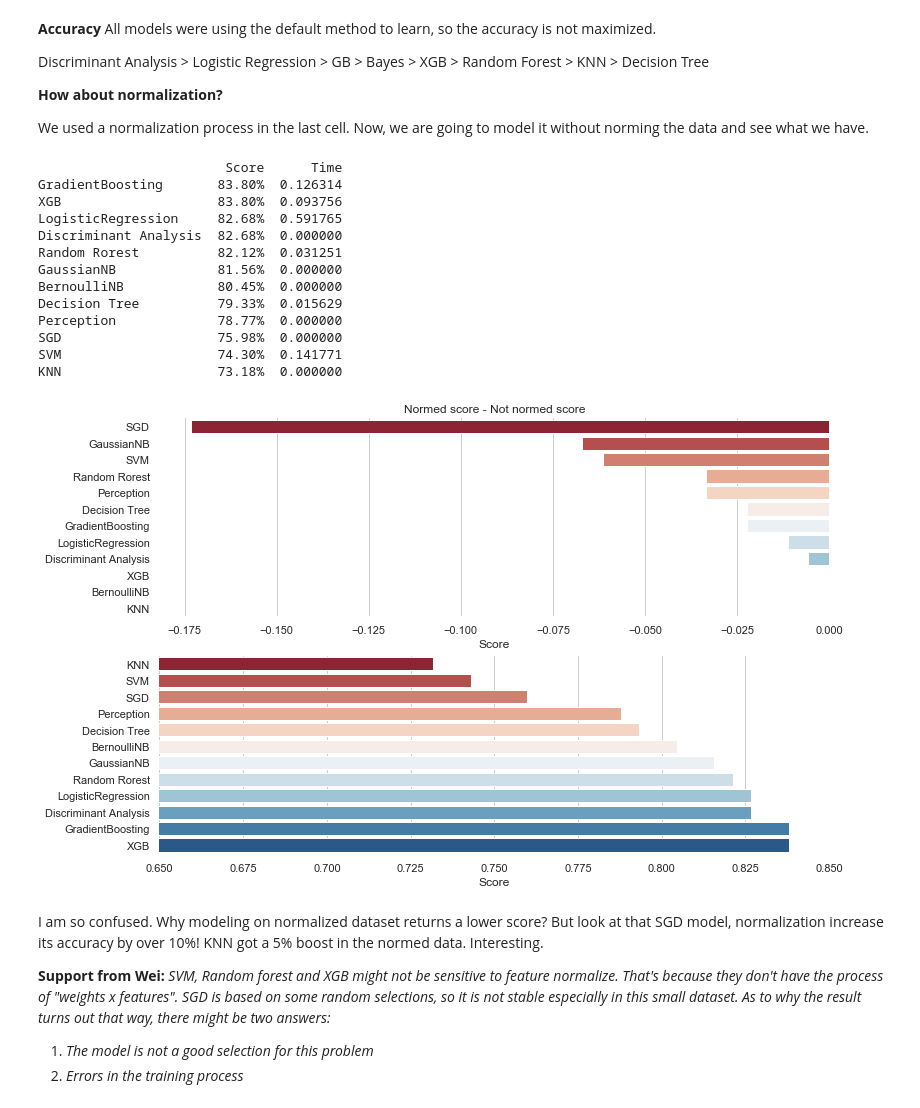
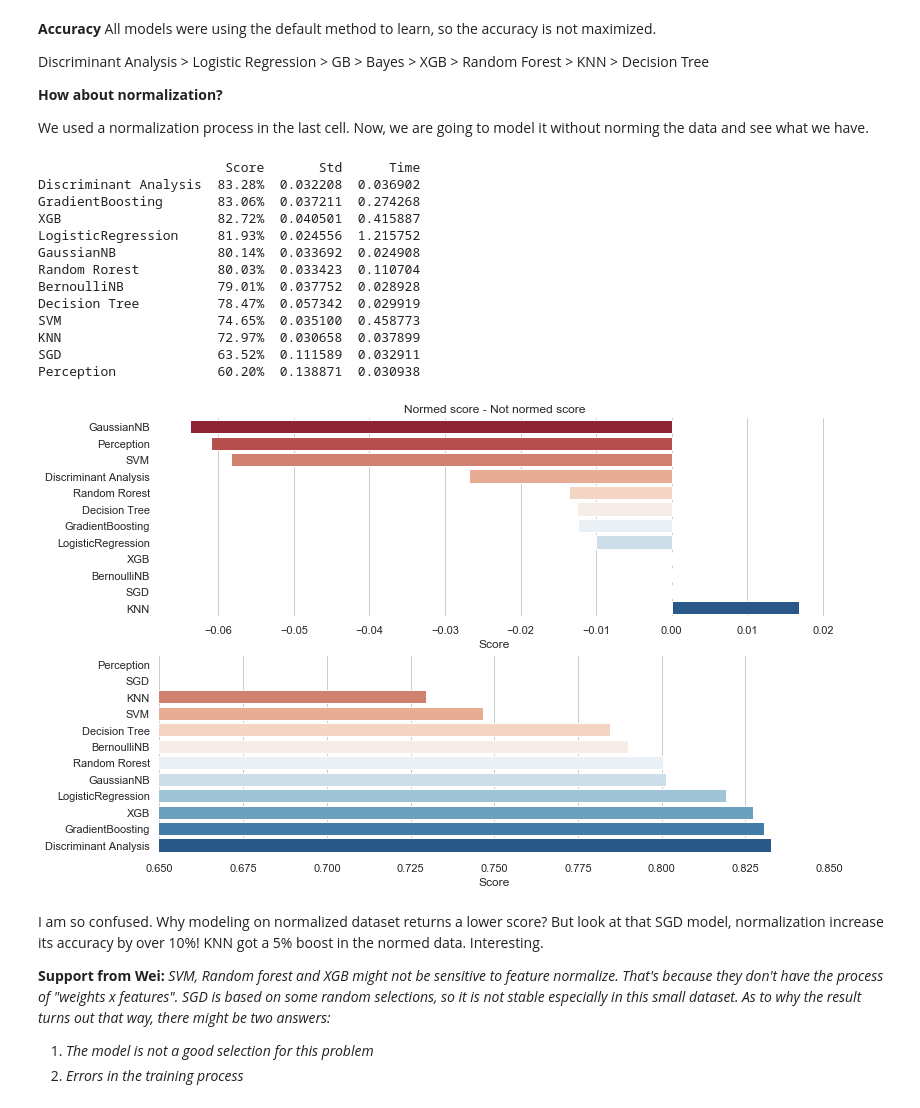
Before and after one commit to air-yan/kaggle_analysis, a Jupyter notebook: EDA on Titanic.ipynb, the cells around one changed output. Cells and saved outputs as stored; diff of their text form; code cells hidden in the pictures.

```diff
--- a/EDA on Titanic.ipynb
+++ b/EDA on Titanic.ipynb
@@ -363,8 +365,14 @@ pd.concat([X,y]).info()
 from sklearn.model_selection import train_test_split
 
 # train test split
-X_train, X_test, y_train, y_test = \
-    train_test_split(X, y, test_size=0.2, random_state=42)
+# X_train, X_test, y_train, y_test = \
+#     train_test_split(X, y, test_size=0.2, random_state=42)
+
+# I choose to use kfold cv method, so the train test split above is not used anymore
+# To keep the below codes unchanged, I'll reassign the variables.
+
+X_train = X
+y_train = y
 # %% [output]
 <class 'pandas.core.frame.DataFrame'>
 Int64Index: 1782 entries, 0 to 890
@@ -808,7 +816,10 @@ for i in [X_train,X_test]:
 from xgboost import XGBClassifier
 from sklearn import ensemble, linear_model, svm, naive_bayes, discriminant_analysis, neighbors, tree
 from sklearn.preprocessing import normalize
+from sklearn.model_selection import GridSearchCV, cross_val_score, StratifiedKFold, learning_curve
 import time
+
+
 
 # models
 classifers = {'Random Rorest': ensemble.RandomForestClassifier(), # Ensembling Method
@@ -832,31 +843,36 @@ classifers = {'Random Rorest': ensemble.RandomForestClassifier(), # Ensembling M
 classifier_name = []
 classifier_score = []
 classifier_time = []
+classifier_std = []
 
 X_train_norm = normalize(X_train)
-X_test_norm = normalize(X_test)
+
+kfold = StratifiedKFold(n_splits=10)
 
 for C in classifers:
     start = time.time() # time start
     classifier = classifers[C] #initializing
-    classifier.fit(X_train_norm,y_train) #fitting
-    score=classifier.score(X_test_norm,y_test) #scoring
+    cv_scores = cross_val_score(classifier, X_train_norm, y = y_train, scoring = "accuracy", cv = kfold, n_jobs=4) #scoring
+    score = cv_scores.mean()
+    standard_deviation = cv_scores.std()
     end = time.time() # time end
 
     timespent = end - start
 
     classifier_name.append(C)
     classifier_score.append(score)
+    classifier_std.append(standard_deviation)
     classifier_time.append(timespent)
 
 number_of_C = len(classifers.keys())
 # transform the lists to dataframes (this is not necessary)
 temp = np.hstack((np.array(classifier_score).reshape(number_of_C,1),
+                  np.array(classifier_std).reshape(number_of_C,1),
                   np.array(classifier_time).reshape(number_of_C,1)))
 
 
 
-score_plot = pd.DataFrame(index=classifier_name,data=temp,columns=['Score','Time']).sort_values('Score',ascending=True)
+score_plot = pd.DataFrame(index=classifier_name,data=temp,columns=['Score','Std','Time']).sort_values('Score',ascending=True)
 
 tem_df = score_plot.copy()
 
@@ -929,12 +945,14 @@ classifers = {'Random Rorest': ensemble.RandomForestClassifier(), # Ensembling M
 classifier_name1 = []
 classifier_score1 = []
 classifier_time1 = []
+classifier_std1 = []
 
 for C in classifers:
     start = time.time() # time start
     classifier = classifers[C] #initializing
-    classifier.fit(X_train,y_train) #fitting
-    score=classifier.score(X_test,y_test) #scoring
+    cv_scores = cross_val_score(classifier, X_train, y = y_train, scoring = "accuracy", cv = kfold, n_jobs=4) #scoring
+    score = cv_scores.mean()
+    standard_deviation = cv_scores.std()
     end = time.time() # time end
 
     timespent = end - start
@@ -942,55 +960,58 @@ for C in classifers:
     classifier_name1.append(C)
     classifier_score1.append(score)
     classifier_time1.append(timespent)
+    classifier_std1.append(standard_deviation)
+
 
 number_of_C = len(classifers.keys())
 # transform the lists to dataframes (this is not necessary)
 temp1 = np.hstack((np.array(classifier_score1).reshape(number_of_C,1),
-                  np.array(classifier_time1).reshape(number_of_C,1)))
+                   np.array(classifier_std1).reshape(number_of_C,1),
+                   np.array(classifier_time1).reshape(number_of_C,1)))
 
-score_diff = (pd.DataFrame(index=classifier_name1,data= temp - temp1 ,columns=['Score','Time'])
+score_diff = (pd.DataFrame(index=classifier_name1,data= temp - temp1 ,columns=['Score','Std','Time'])
               .sort_values('Score',ascending=True))
-score_plot = (pd.DataFrame(index=classifier_name1,data= temp1 ,columns=['Score','Time'])
+score_plot = (pd.DataFrame(index=classifier_name1,data= temp1 ,columns=['Score','Std','Time'])
               .sort_values('Score',ascending=True))
 
 tem_df = score_plot.copy()
 
 tem_df['Score'] = (tem_df
       .loc[:,['Score']]
       .apply(lambda x: "{:.2%}".format(x[0]),axis=1))
 print(tem_df.sort_values('Score',ascending=False))
 
 # Barplot for scores and times
 sns.set_style('whitegrid')
 f, axes = plt.subplots(2,1,figsize=(12,8))
 
 ax1 = sns.barplot(score_diff['Score'],
                   score_diff.index,palette='RdBu',
                   ax=axes[0]
                   )
 ax1.set_title('Normed score - Not normed score')
 
 ax2 = sns.barplot(score_plot['Score'],
                   score_plot.index,palette='RdBu',
                   ax=axes[1])
 ax2.set_xlim(.65,.85)
 
 sns.despine(left=True,bottom=True)
 # %% [output]
-                        Score      Time
-GradientBoosting       83.80%  0.126314
-XGB                    83.80%  0.093756
-LogisticRegression     82.68%  0.591765
-Discriminant Analysis  82.68%  0.000000
-Random Rorest          82.12%  0.031251
-GaussianNB             81.56%  0.000000
-BernoulliNB            80.45%  0.000000
-Decision Tree          79.33%  0.015629
-Perception             78.77%  0.000000
-SGD                    75.98%  0.000000
-SVM                    74.30%  0.141771
-KNN                    73.18%  0.000000
+                        Score       Std      Time
+Discriminant Analysis  83.28%  0.032208  0.036902
+GradientBoosting       83.06%  0.037211  0.274268
+XGB                    82.72%  0.040501  0.415887
+LogisticRegression     81.93%  0.024556  1.215752
+GaussianNB             80.14%  0.033692  0.024908
+Random Rorest          80.03%  0.033423  0.110704
+BernoulliNB            79.01%  0.037752  0.028928
+Decision Tree          78.47%  0.057342  0.029919
+SVM                    74.65%  0.035100  0.458773
+KNN                    72.97%  0.030658  0.037899
+SGD                    63.52%  0.111589  0.032911
+Perception             60.20%  0.138871  0.030938
-[figure, old version]
+[figure, new version]
 # %% [markdown]
 I am so confused. Why modeling on normalized dataset returns a lower score? But look at that SGD model, normalization increase its accuracy by over 10%! KNN got a 5% boost in the normed data. Interesting.
 
```
Also changed, not shown: parts of 33 cells of this notebook.
